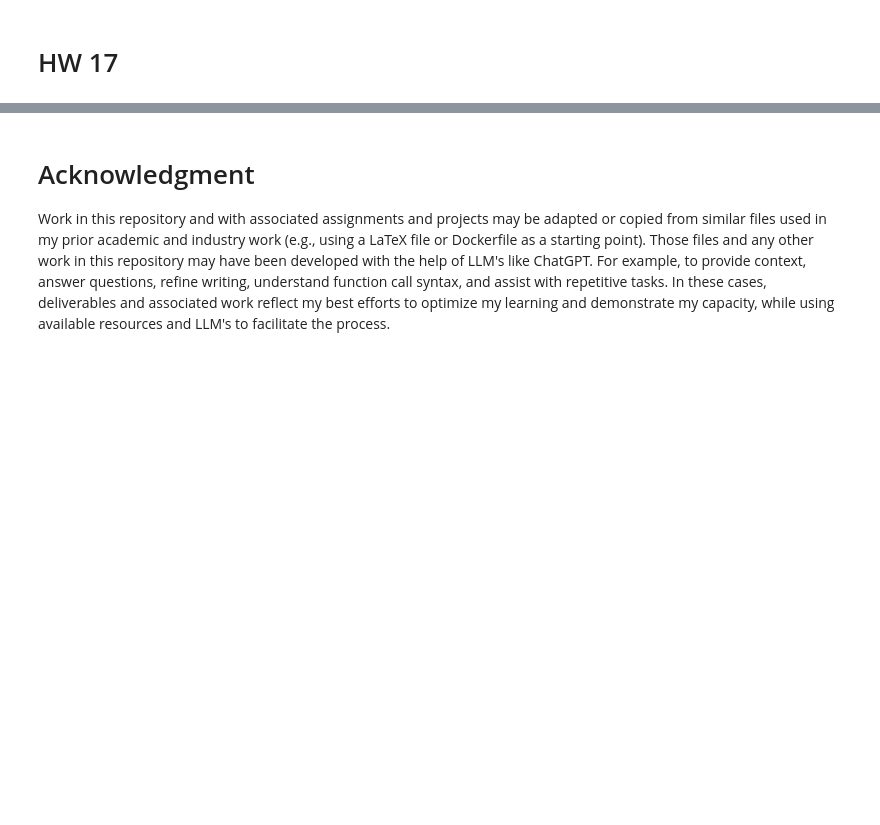
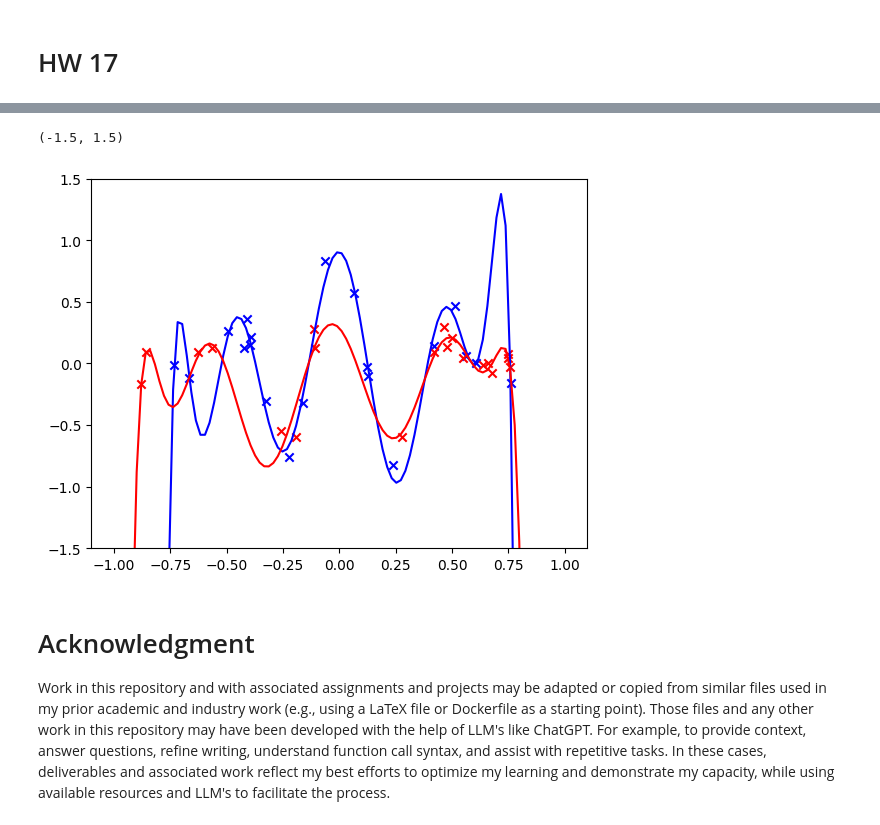
Before and after one commit to jwb-byu/cs-580-misc, a Jupyter notebook: hw/hw16-17/hw16-17.ipynb, the cells around one changed output, grey strips where cells are left out. Drawn from its saved outputs; the diff is of its cells as text; code cells hidden in the pictures; blank space fills up the shorter version.

```diff
--- a/hw/hw16-17/hw16-17.ipynb
+++ b/hw/hw16-17/hw16-17.ipynb
@@ -58,10 +64,10 @@ df = pd.DataFrame(
 # Let's loop to solve
 for i, row in df.iterrows():
      k = row["K"]
-     A = design_mat(k, tau)
+     A = design_mat(k, tau_pre)
      theta_hat, sse, rank, s = np.linalg.lstsq(A, pops)
      df.loc[i, "sum of squared error"] = sse
-     df.loc[i, "predicted population in 2020"] = design_mat(k, np.array([12]))@theta_hat
+     df.loc[i, "predicted population in 2020"] = design_mat(k, np.array([tau_20]))@theta_hat
      df.loc[i, "condition number"] = s[0]/s[-1]
 
 
@@ -69,5 +75,4 @@ for i, row in df.iterrows():
 df
 
 ## What do you notice?
-
-# TODO: Answer after question
+# I notice that the predicted population for 2020 still fluctuates as in homework 13, but my less, and that similarly, the condition number still increases, but not by as much.
@@ -80,9 +96,9 @@ raise NotImplementedError("we still need to talk through 16")
 
 data: np.ndarray = pd.read_csv("bias-variance-trade.txt", delimiter=" ", header=None).values.astype(np.float64)
 x1 = data[:, 0]
-y1 = data[:, 0]
-x2 = data[:, 0]
-y2 = data[:, 0]
+y1 = data[:, 1]
+x2 = data[:, 2]
+y2 = data[:, 3]
 # %%
 # A
 
@@ -91,9 +107,10 @@ df = pd.DataFrame(
     {
         "K": [i+1 for i in range(11)],
         "sum of squared error": [0 for i in range(11)],
-        "condition number": [0 for i in range(11)]
     }
 )
+
+theta_holder_1 = {}
 
 # Let's loop to solve
 for i, row in df.iterrows():
@@ -101,6 +118,6 @@ for i, row in df.iterrows():
     A = design_mat(k, x1)
     theta_hat, sse, rank, s = np.linalg.lstsq(A, y1)
     df.loc[i, "sum of squared error"] = sse
-    df.loc[i, "condition number"] = s[0]/s[-1]
+    theta_holder_1[k] = theta_hat
 
 df
@@ -112,9 +142,10 @@ df = pd.DataFrame(
     {
         "K": [i+1 for i in range(11)],
         "sum of squared error": [0 for i in range(11)],
-        "condition number": [0 for i in range(11)]
     }
 )
+
+theta_holder_2 = {}
 
 # Let's loop to solve
 for i, row in df.iterrows():
@@ -122,6 +153,6 @@ for i, row in df.iterrows():
     A = design_mat(k, x2)
     theta_hat, sse, rank, s = np.linalg.lstsq(A, y2)
     df.loc[i, "sum of squared error"] = sse
-    df.loc[i, "condition number"] = s[0]/s[-1]
+    theta_holder_2[k] = theta_hat
 
 df
@@ -128,10 +172,29 @@ df
 # %%
 # C
 
-plt.scatter(x1, y1, color = "b")
+plt.scatter(x1, y1, color = "b", marker="x")
+k1_to_plot = 11
+bfx1 = np.linspace(-1, 1, 100)
+ttp1 = theta_holder_1[k1_to_plot]
+atp1 = design_mat(k1_to_plot, bfx1)
+bfy1 = atp1@ttp1
+plt.plot(bfx1, bfy1, color="b")
+
 plt.scatter(x2, y2, color = "r", marker="x")
+k2_to_plot = 11
+bfx2 = np.linspace(-1, 1, 100)
+ttp2 = theta_holder_2[k2_to_plot]
+atp2 = design_mat(k2_to_plot, bfx2)
+bfy2 = atp2@ttp2
+plt.plot(bfx2, bfy2, color="r")
 
-# TODO: Question: how do we define best-fit here?
+plt.ylim(-1.5, 1.5)
+
+# How well does one model fit the data used to train the other model?
+# not well -- the models are specific to their datas
+# %% [output]
+(-1.5, 1.5)
+[figure, added]
 # %% [markdown]
 # Acknowledgment
 Work in this repository and with associated assignments and projects may be adapted or copied from similar files used in my prior academic and industry work (e.g., using a LaTeX file or Dockerfile as a starting point). Those files and any other work in this repository may have been developed with the help of LLM's like ChatGPT. For example, to provide context, answer questions, refine writing, understand function call syntax, and assist with repetitive tasks. In these cases, deliverables and associated work reflect my best efforts to optimize my learning and demonstrate my capacity, while using available resources and LLM's to facilitate the process.
```
Also changed, not shown: parts of 8 cells of this notebook.
